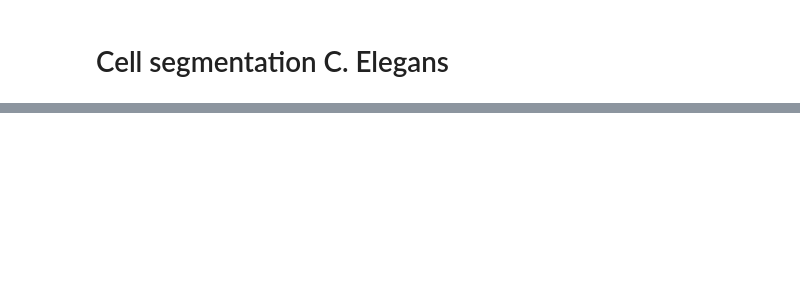
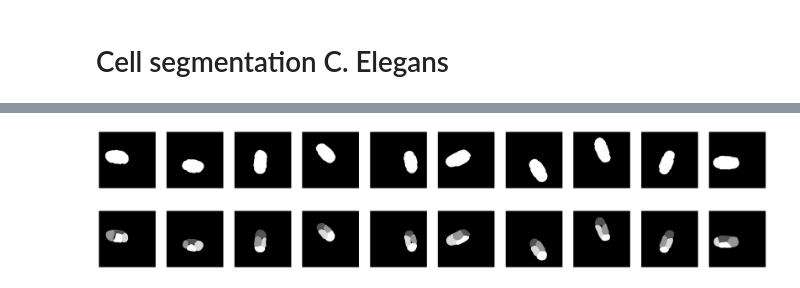
Before and after one commit to MunskyGroup/FISH_Processing, a Jupyter notebook: dev/codes_C_elegans/model_training_c_elegans.ipynb, the cells around one changed output, grey strips where cells are left out. Cells and saved outputs as stored; diff of their text form; code cells hidden in the pictures; blank space fills up the shorter version.

```diff
--- a/dev/codes_C_elegans/model_training_c_elegans.ipynb
+++ b/dev/codes_C_elegans/model_training_c_elegans.ipynb
@@ -142,18 +152,42 @@ for i, masks in enumerate(list_masks_filled):
 # %%
 # expand the mask by dilating it and removing the smallest object
 list_masks_dilated = []
-NUM_PIXELS_TO_DILATE = 20
+NUM_PIXELS_TO_DILATE = 10
 for i, mask in enumerate(list_masks_filled):
     dilated_mask = binary_dilation(mask, iterations=NUM_PIXELS_TO_DILATE)
     # eliminate smallest disconnected mask by replacing smallest mask with zeros
     label_image = label(dilated_mask)
     if np.max(label_image) > 1:
         # count the number of pixels in each mask that are not zeros
         non_zero_sizes = [np.count_nonzero(label_image == i) for i in range(1, np.max(label_image)+1)]
         dilated_mask = np.where(label_image == np.argmax(non_zero_sizes)+1, 1, 0)
     list_masks_dilated.append( dilated_mask)
 # plotting list_rescaled_images as a single row
 fig, axs = plt.subplots(1, number_files, figsize=(30, 10))
 for i, masks in enumerate(list_masks_dilated):
     axs[i].imshow(masks,cmap='Greys_r')
     axs[i].axis('off')
+# %% [output]
+[figure, added]
+# %%
+# Removing masks from list_masks_filtered that are not located partially inside list_masks_dilated and reorder the masks
+list_masks_filtered_final = []
+for i, mask in enumerate(list_masks_filtered):
+    # Initialize the final mask with zeros
+    mask_filtered_final = np.zeros(mask.shape, dtype=int)
+    # Check for non-zero overlap between the filtered mask and the dilated mask
+    overlap = np.logical_and(mask > 0, list_masks_dilated[i] > 0)
+    if np.any(overlap):
+        # Where there's overlap, set the corresponding pixels in the new mask
+        mask_filtered_final[overlap] = mask[overlap]
+    mask_filtered_final= reorder_mask(mask_filtered_final)
+    list_masks_filtered_final.append(mask_filtered_final)
+
+# Plotting results for visual inspection
+fig, axs = plt.subplots(1, len(list_masks_filtered_final), figsize=(30, 10))
+for i, mask_final in enumerate(list_masks_filtered_final):
+    axs[i].imshow(mask_final, cmap='Greys_r')
+    axs[i].axis('off')
+plt.show()
+# %% [output]
+[figure, added]
```
Also changed, not shown: parts of 24 cells of this notebook, 1 other file.
